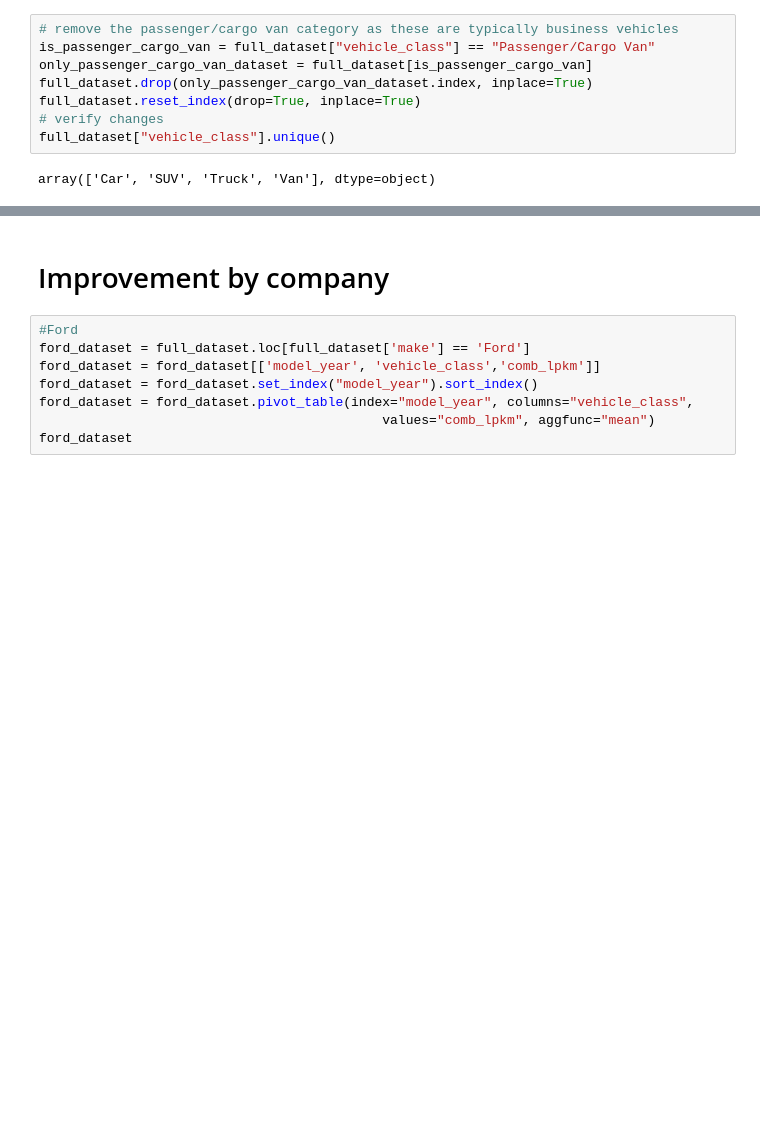
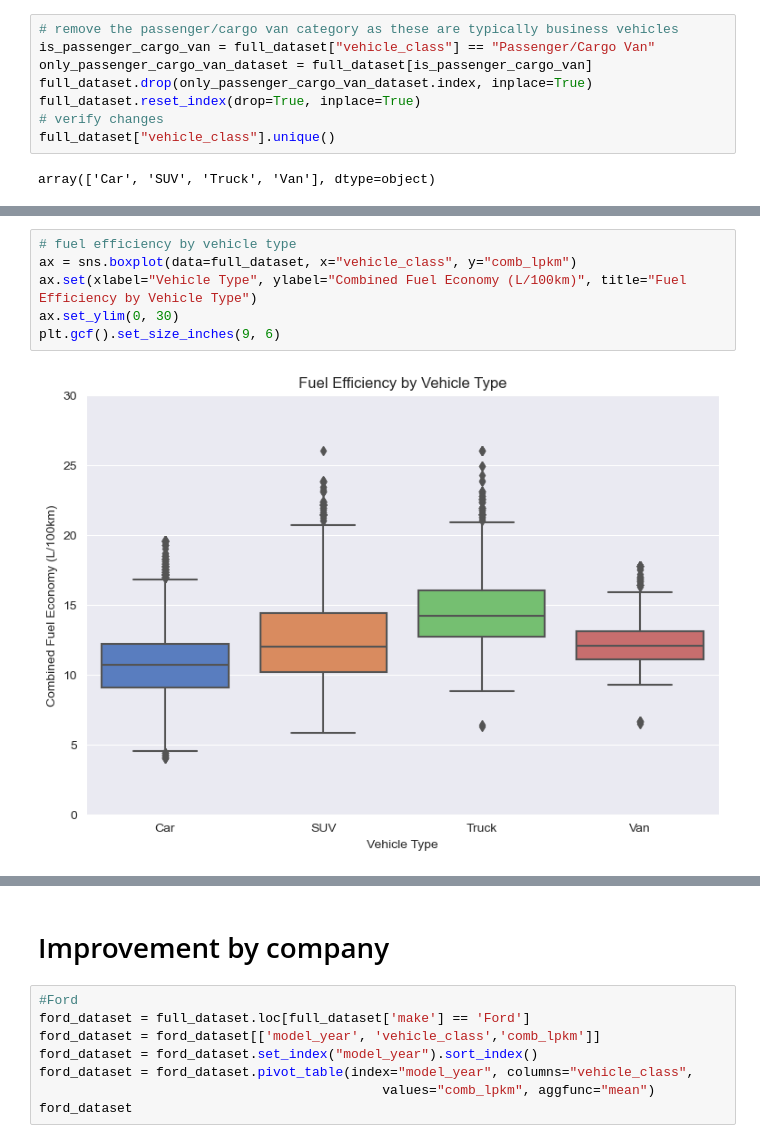
Before and after one commit to alexproskiw/Fuel-Efficiency-of-Canadian-Vehicles-Trends-and-Predictions, a Jupyter notebook: ECON323 Final Project.ipynb, the cells around one changed output, grey strips where cells are left out. Cells and saved outputs as stored; diff of their text form; blank space fills up the shorter version.

```diff
--- a/ECON323 Final Project.ipynb
+++ b/ECON323 Final Project.ipynb
@@ -364,0 +429,8 @@ ax.yaxis.grid(False)
+# %%
+# fuel efficiency by vehicle type
+ax = sns.boxplot(data=full_dataset, x="vehicle_class", y="comb_lpkm")
+ax.set(xlabel="Vehicle Type", ylabel="Combined Fuel Economy (L/100km)", title="Fuel Efficiency by Vehicle Type")
+ax.set_ylim(0, 30)
+plt.gcf().set_size_inches(9, 6)
+# %% [output]
+[figure, added]
```
Also changed, not shown: parts of 35 cells of this notebook.
